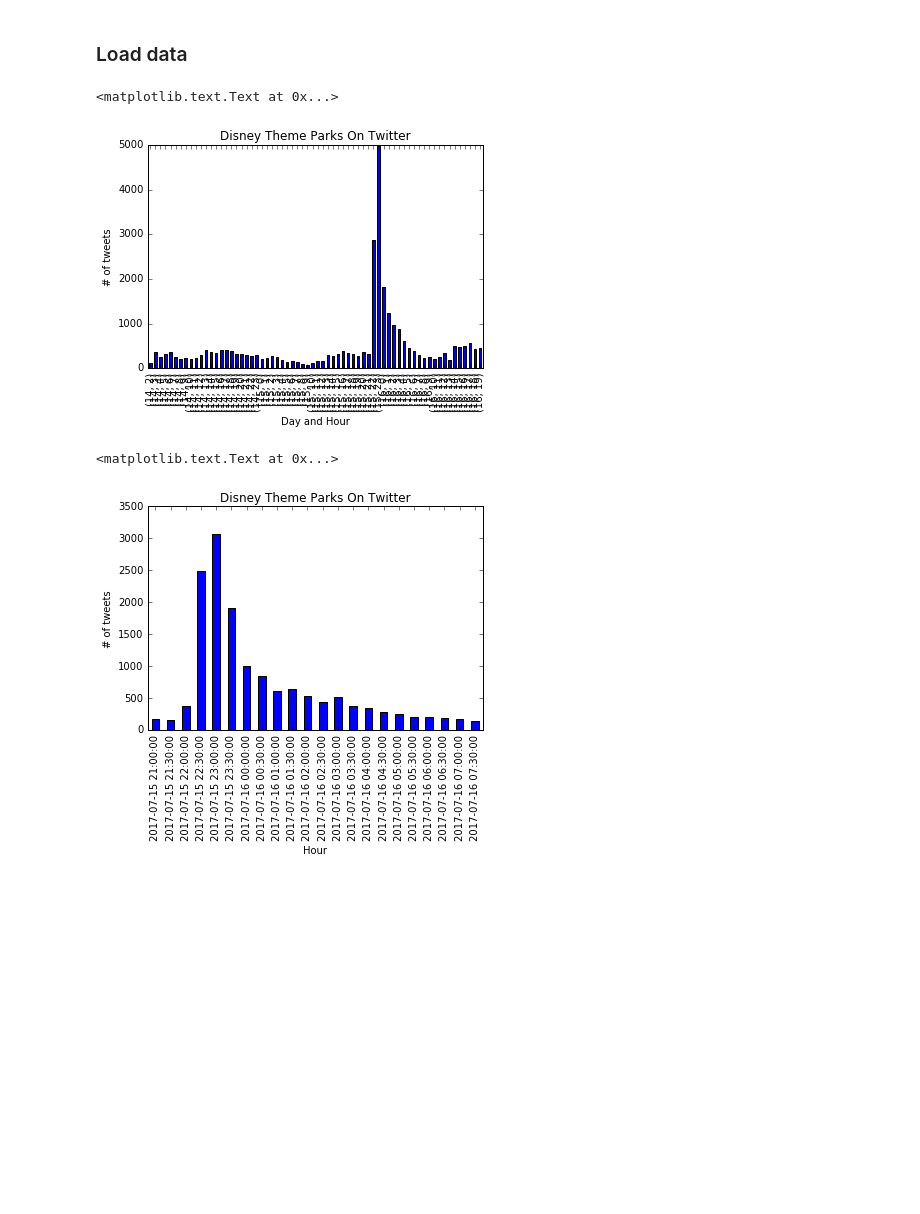
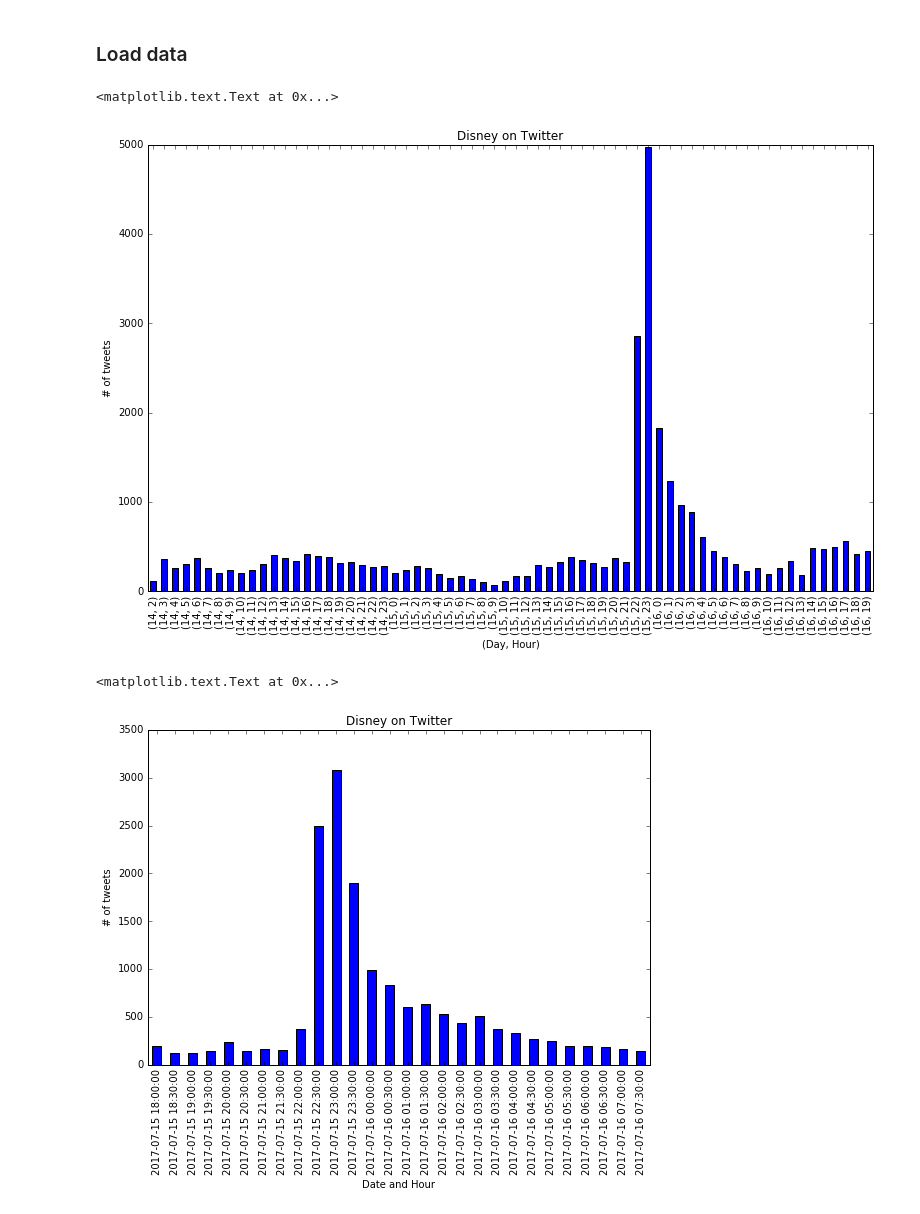
Before and after one commit to nbrawand/DisneyData, a Jupyter notebook: Untitled.ipynb, the cells around one changed output. Cells and saved outputs as stored; diff of their text form; code cells hidden in the pictures; blank space fills up the shorter version.

```diff
--- a/Untitled.ipynb
+++ b/Untitled.ipynb
@@ -10,22 +12,22 @@ df = pd.DataFrame.from_csv('tweetdata', header = 0, sep='~,~', index_col=None).d
 # %%
 df['date']=pd.to_datetime(df['date'])
 # %%
-plot = df['date'].groupby([df["date"].dt.day,df["date"].dt.hour]).count().plot(kind="bar",title='Disney Theme Parks On Twitter')
-plot.set_xlabel('Day and Hour')
+plot = df['date'].groupby([df["date"].dt.day,df["date"].dt.hour]).count().plot(kind="bar",title='Disney on Twitter',figsize=(13,8))
+plot.set_xlabel('(Day, Hour)')
 plot.set_ylabel('# of tweets')
 # %% [output]
 <matplotlib.text.Text at 0x...>
-[figure, old version]
+[figure, new version]
 # %%
-df2 = df[df['date']>'2017-07-15  21:00:00']
+df2 = df[df['date']>'2017-07-15  18:00:00']
 df2 = df2[df2['date']<'2017-07-16  8:00:00']
 df2.set_index('date', drop=False, inplace=True)
-plot = df2['date'].groupby(pd.TimeGrouper(freq='30Min')).count().plot(kind="bar",title='Disney Theme Parks On Twitter')
-plot.set_xlabel('Hour')
+plot = df2['date'].groupby(pd.TimeGrouper(freq='30Min')).count().plot(kind="bar",title='Disney on Twitter',figsize=(9,6))
+plot.set_xlabel('Date and Hour')
 plot.set_ylabel('# of tweets')
 # %% [output]
 <matplotlib.text.Text at 0x...>
-[figure, old version]
+[figure, new version]
 # %%
 df2 = df[df['date']>'2017-07-15  22:00:00']
 df2 = df2[df2['date']<'2017-07-16  00:00:00']
```
Also changed, not shown: parts of 4 cells of this notebook.
